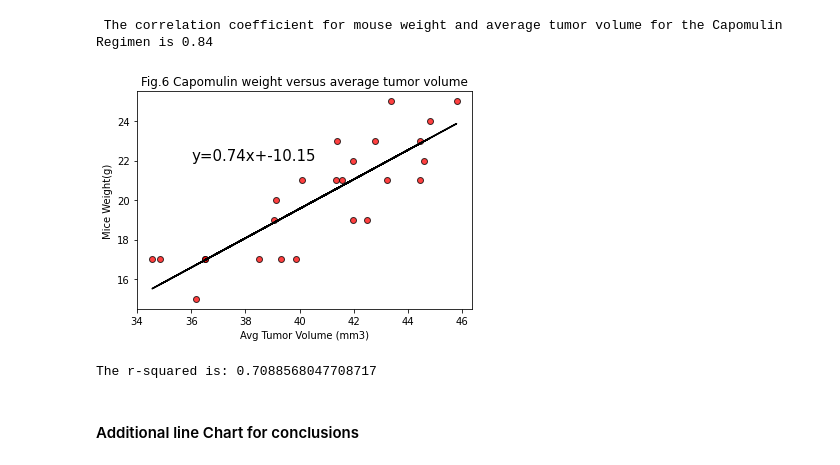
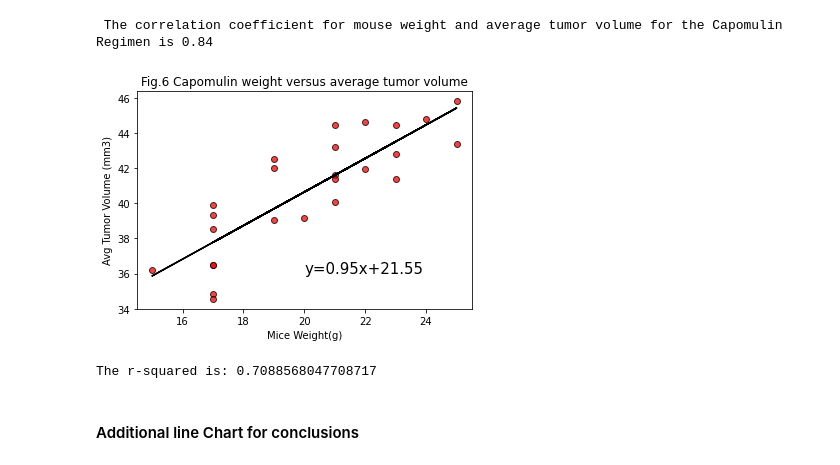
Before and after one commit to Mlara73/Pymaceuticals-Visualization, a Jupyter notebook: Pymaceuticals/pymaceuticals_starter.ipynb, the cells around one changed output. Drawn from its saved outputs; the diff is of its cells as text; code cells hidden in the pictures.

```diff
--- a/Pymaceuticals/pymaceuticals_starter.ipynb
+++ b/Pymaceuticals/pymaceuticals_starter.ipynb
@@ -426,22 +426,22 @@ print(f" The correlation coefficient for mouse weight and average tumor volume f
  The correlation coefficient for mouse weight and average tumor volume for the Capomulin Regimen is 0.84
 # %%
 #Plotting scatter chart, line curve, line equation
-(slope,intercept,rvalue,pvalue,stderr)=st.linregress(mice_scatter_plot["Avg_Tumor_Volume"],mice_scatter_plot["Weight"])
-regress_values= mice_scatter_plot["Avg_Tumor_Volume"] * slope + intercept
+(slope,intercept,rvalue,pvalue,stderr)=st.linregress(mice_scatter_plot["Weight"],mice_scatter_plot["Avg_Tumor_Volume"])
+regress_values= mice_scatter_plot["Weight"] * slope + intercept
 line_eq= "y=" + str(round(slope,2)) + "x+" + str(round(intercept,2))
-plt.scatter(mice_scatter_plot["Avg_Tumor_Volume"],mice_scatter_plot["Weight"],facecolor="red",marker="o",edgecolor="black",alpha=0.75)
-plt.plot(mice_scatter_plot["Avg_Tumor_Volume"],regress_values,"r-",color="black")
-plt.annotate(line_eq,(36,22),fontsize=15,color="black")
+plt.scatter(mice_scatter_plot["Weight"],mice_scatter_plot["Avg_Tumor_Volume"],facecolor="red",marker="o",edgecolor="black",alpha=0.75)
+plt.plot(mice_scatter_plot["Weight"],regress_values,"r-",color="black")
+plt.annotate(line_eq,(20,36),fontsize=15,color="black")
 plt.title("Fig.6 Capomulin weight versus average tumor volume")
-plt.xlabel("Avg Tumor Volume (mm3)")
-plt.ylabel("Mice Weight(g)")
+plt.xlabel("Mice Weight(g)")
+plt.ylabel("Avg Tumor Volume (mm3)")
 plt.show()
 
 # printing the r-squared factor
 
 print(f"The r-squared is: {rvalue**2}")
 # %% [output]
-[figure, old version]
+[figure, new version]
 The r-squared is: 0.7088568047708717
 # %% [markdown]
 #### Additional line Chart for conclusions
```
Also changed, not shown: parts of 3 cells of this notebook, 2 other files.
